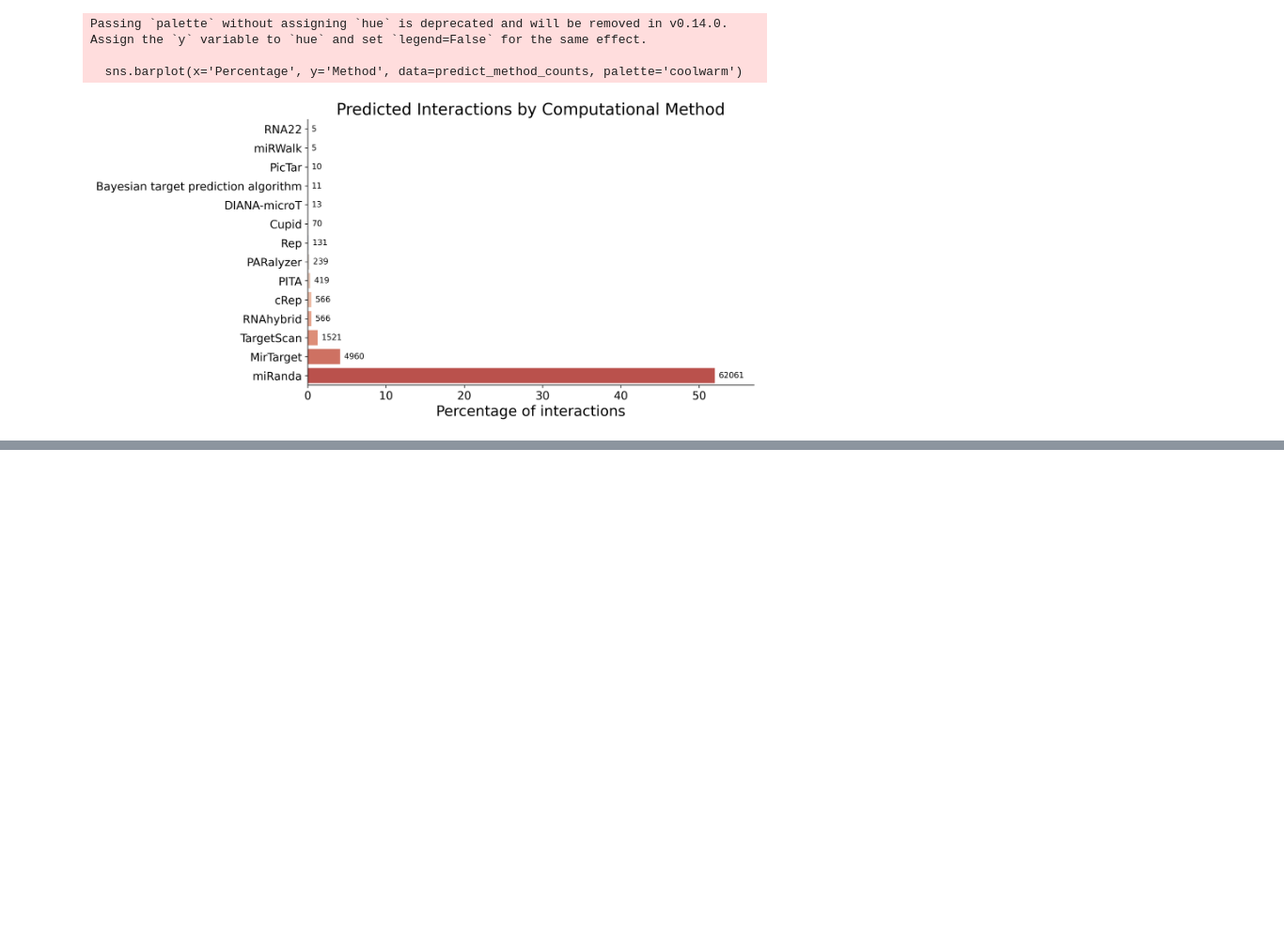
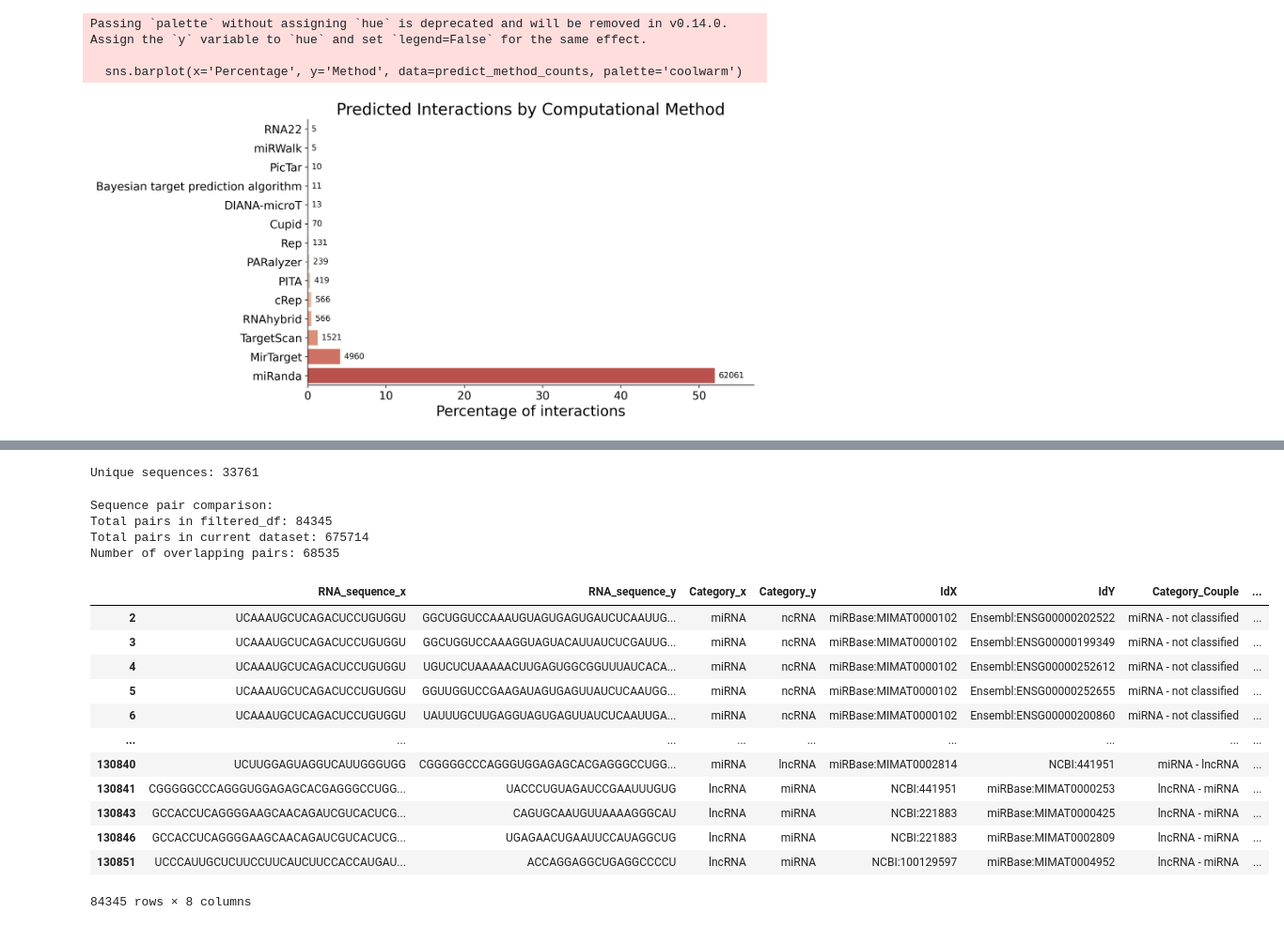
Before and after one commit to AnacletoLAB/RNAInterSeq, a Jupyter notebook: ncRNAInter_stats.ipynb, the cells around one changed output, grey strips where cells are left out. Shown at 94% size. Drawn from its saved outputs; the diff is of its cells as text; code cells hidden in the pictures; blank space fills up the shorter version.

Commit message:
Added RNA-KG comparison for both ncRNA and mRNA interactions data

```diff
--- a/ncRNAInter_stats.ipynb
+++ b/ncRNAInter_stats.ipynb
@@ -1349,0 +1402,66 @@ Passing `palette` without assigning `hue` is deprecated and will be removed in v
+# %%
+from itertools import chain
+
+all_seqs = chain.from_iterable(
+    list(df["ent1_sequences"]) + list(df["ent2_sequences"])
+)
+
+all_seqs = list(all_seqs)
+
+print("Unique sequences:", len(set(all_seqs)))
+# %% [output]
+Unique sequences: 33761
+# %%
+# ------------------------------------------------------------
+# 2. Load saved filtered_df if needed
+# ------------------------------------------------------------
+import pandas as pd
+
+filtered_df = pd.read_pickle("data/rna-kg_ncRNA.pkl")
+
+# ------------------------------------------------------------
+# 3. Prepare current transcript pairs from interactions_kept
+# ------------------------------------------------------------
+# Flatten all (Seq1, Seq2) from interactions_kept
+all_current_pairs = [pair for pairs_list in df["transcript_pairs"] for pair in pairs_list]
+current_pairs_set = set(all_current_pairs)
+
+# ------------------------------------------------------------
+# 4. Prepare sequence pairs from filtered_df
+# ------------------------------------------------------------
+# Assume columns RNA_sequence_x and RNA_sequence_y
+filtered_df_pairs = set(zip(filtered_df["RNA_sequence_x"], filtered_df["RNA_sequence_y"]))
+
+# ------------------------------------------------------------
+# 5. Find overlaps / intersections
+# ------------------------------------------------------------
+overlapping_pairs = current_pairs_set.intersection(filtered_df_pairs)
+n_overlaps = len(overlapping_pairs)
+n_filtered_pairs = len(filtered_df_pairs)
+n_current_pairs = len(current_pairs_set)
+
+print("Sequence pair comparison:")
+print("Total pairs in filtered_df:", n_filtered_pairs)
+print("Total pairs in current dataset:", n_current_pairs)
+print("Number of overlapping pairs:", n_overlaps)
+# %% [output]
+Sequence pair comparison:
+Total pairs in filtered_df: 84345
+Total pairs in current dataset: 675714
+Number of overlapping pairs: 68535
+# %%
+filtered_df
+# %% [output]
+|  | RNA_sequence_x | RNA_sequence_y | Category_x | Category_y | IdX | IdY | Category_Couple | ... |
+| 2 | UCAAAUGCUCAGACUCCUGUGGU | GGCUGGUCCAAAUGUAGUGAGUGAUCUCAAUUG... | miRNA | ncRNA | miRBase:MIMAT0000102 | Ensembl:ENSG00000202522 | miRNA - not classified | ... |
+| 3 | UCAAAUGCUCAGACUCCUGUGGU | GGCUGGUCCAAAGGUAGUACAUUAUCUCGAUUG... | miRNA | ncRNA | miRBase:MIMAT0000102 | Ensembl:ENSG00000199349 | miRNA - not classified | ... |
+| 4 | UCAAAUGCUCAGACUCCUGUGGU | UGUCUCUAAAAACUUGAGUGGCGGUUUAUCACA... | miRNA | ncRNA | miRBase:MIMAT0000102 | Ensembl:ENSG00000252612 | miRNA - not classified | ... |
+| 5 | UCAAAUGCUCAGACUCCUGUGGU | GGUUGGUCCGAAGAUAGUGAGUUAUCUCAAUGG... | miRNA | ncRNA | miRBase:MIMAT0000102 | Ensembl:ENSG00000252655 | miRNA - not classified | ... |
+| 6 | UCAAAUGCUCAGACUCCUGUGGU | UAUUUGCUUGAGGUAGUGAGUUAUCUCAAUUGA... | miRNA | ncRNA | miRBase:MIMAT0000102 | Ensembl:ENSG00000200860 | miRNA - not classified | ... |
+| ... | ... | ... | ... | ... | ... | ... | ... | ... |
+| 130840 | UCUUGGAGUAGGUCAUUGGGUGG | CGGGGGCCCAGGGUGGAGAGCACGAGGGCCUGG... | miRNA | lncRNA | miRBase:MIMAT0002814 | NCBI:441951 | miRNA - lncRNA | ... |
+| 130841 | CGGGGGCCCAGGGUGGAGAGCACGAGGGCCUGG... | UACCCUGUAGAUCCGAAUUUGUG | lncRNA | miRNA | NCBI:441951 | miRBase:MIMAT0000253 | lncRNA - miRNA | ... |
+| 130843 | GCCACCUCAGGGGAAGCAACAGAUCGUCACUCG... | CAGUGCAAUGUUAAAAGGGCAU | lncRNA | miRNA | NCBI:221883 | miRBase:MIMAT0000425 | lncRNA - miRNA | ... |
+| 130846 | GCCACCUCAGGGGAAGCAACAGAUCGUCACUCG... | UGAGAACUGAAUUCCAUAGGCUG | lncRNA | miRNA | NCBI:221883 | miRBase:MIMAT0002809 | lncRNA - miRNA | ... |
+| 130851 | UCCCAUUGCUCUUCCUUCAUCUUCCACCAUGAU... | ACCAGGAGGCUGAGGCCCCU | lncRNA | miRNA | NCBI:100129597 | miRBase:MIMAT0004952 | lncRNA - miRNA | ... |
+84345 rows × 8 columns
```
Also changed, not shown: parts of 4 cells of this notebook, 1 other file.
